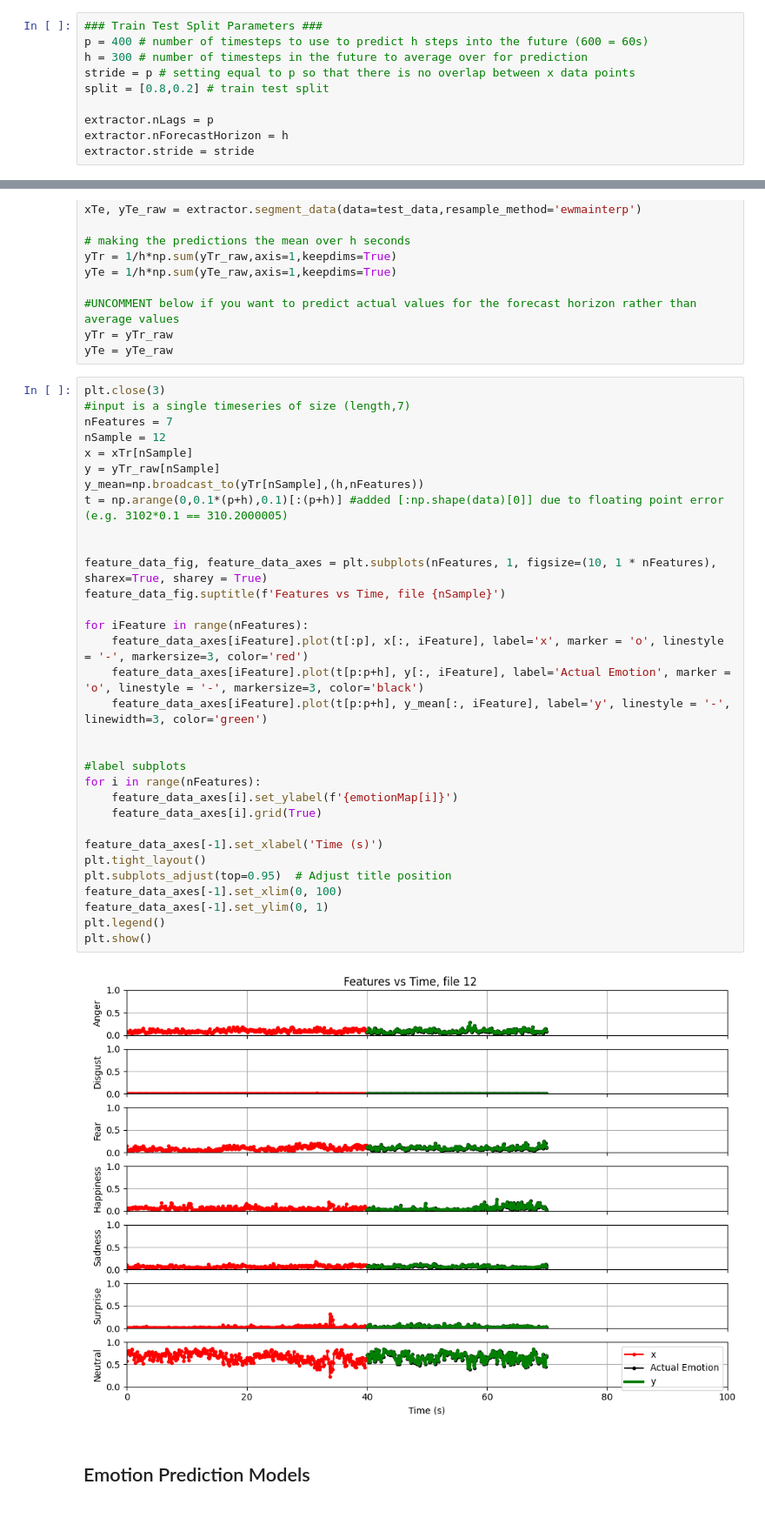
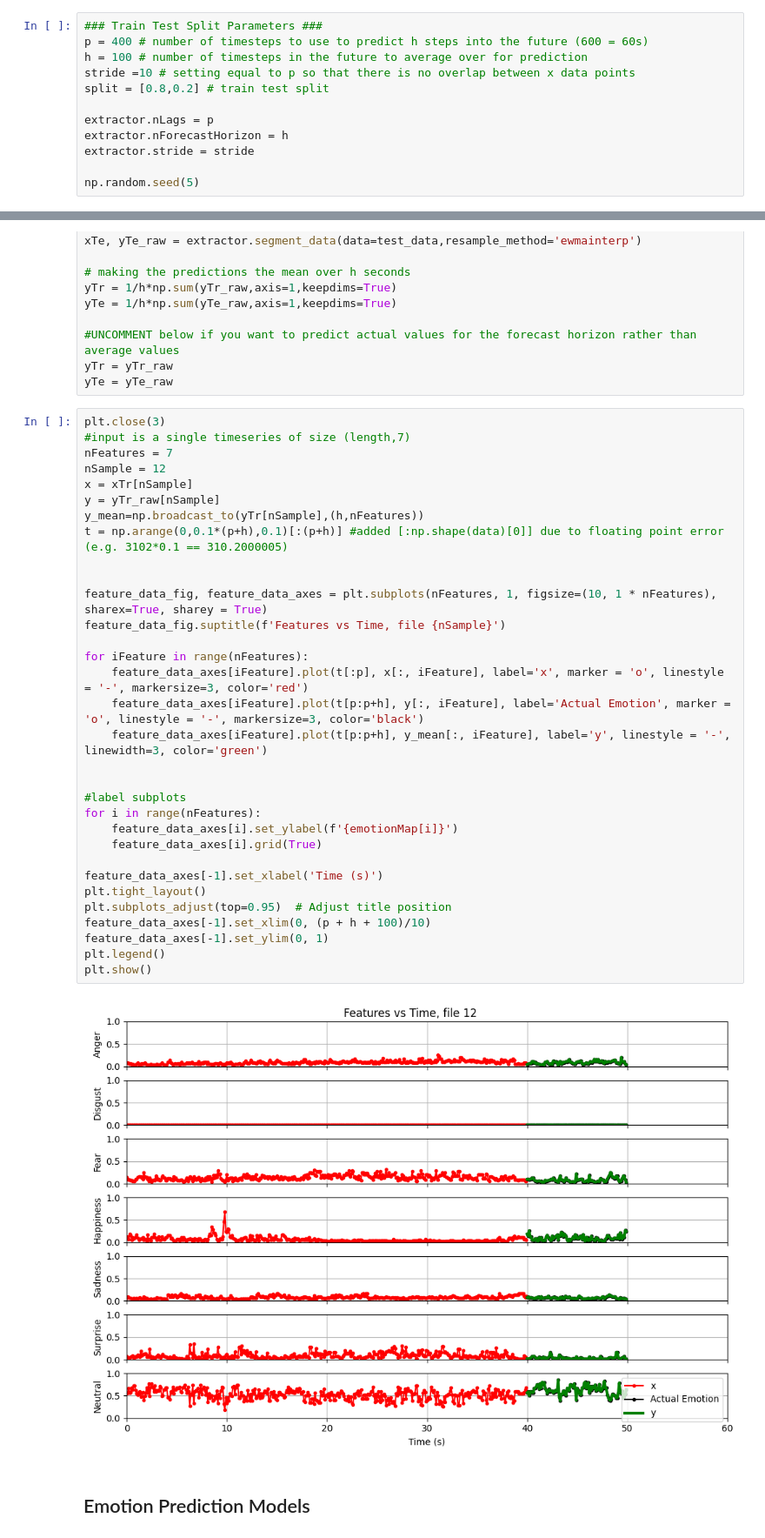
Before and after one commit to ArnavTapadia/emili_TimeSeriesPredictor, a Jupyter notebook: time_series_predictor/Notebooks/Multivariate_Emotion_Forecasting.ipynb, the cells around one changed output, grey strips where cells are left out. Shown at 87% size. Saved outputs shown, nothing was run; the diff lists cells and outputs as text.

```diff
--- a/time_series_predictor/Notebooks/Multivariate_Emotion_Forecasting.ipynb
+++ b/time_series_predictor/Notebooks/Multivariate_Emotion_Forecasting.ipynb
@@ -229,13 +235,15 @@ To split the data, we have a couple of methods to turn this into a supervised le
 # %%
 ### Train Test Split Parameters ###
 p = 400 # number of timesteps to use to predict h steps into the future (600 = 60s)
-h = 300 # number of timesteps in the future to average over for prediction
-stride = p # setting equal to p so that there is no overlap between x data points
+h = 100 # number of timesteps in the future to average over for prediction
+stride =10 # setting equal to p so that there is no overlap between x data points
 split = [0.8,0.2] # train test split
 
 extractor.nLags = p
 extractor.nForecastHorizon = h
 extractor.stride = stride
+
+np.random.seed(5)
 # %%
 train_data,test_data = extractor.train_test_split(data=resampled_data, split=split,random_state=5)
 xTr, yTr_raw = extractor.segment_data(data=train_data,resample_method='ewmainterp')
@@ -253,35 +261,35 @@ plt.close(3)
 #input is a single timeseries of size (length,7)
 nFeatures = 7
 nSample = 12
 x = xTr[nSample]
 y = yTr_raw[nSample]
 y_mean=np.broadcast_to(yTr[nSample],(h,nFeatures))
 t = np.arange(0,0.1*(p+h),0.1)[:(p+h)] #added [:np.shape(data)[0]] due to floating point error (e.g. 3102*0.1 == 310.2000005)
 
 
 feature_data_fig, feature_data_axes = plt.subplots(nFeatures, 1, figsize=(10, 1 * nFeatures), sharex=True, sharey = True)
 feature_data_fig.suptitle(f'Features vs Time, file {nSample}')
 
 for iFeature in range(nFeatures):
     feature_data_axes[iFeature].plot(t[:p], x[:, iFeature], label='x', marker = 'o', linestyle = '-', markersize=3, color='red')
     feature_data_axes[iFeature].plot(t[p:p+h], y[:, iFeature], label='Actual Emotion', marker = 'o', linestyle = '-', markersize=3, color='black')
     feature_data_axes[iFeature].plot(t[p:p+h], y_mean[:, iFeature], label='y', linestyle = '-', linewidth=3, color='green')
 
 
 #label subplots
 for i in range(nFeatures):
     feature_data_axes[i].set_ylabel(f'{emotionMap[i]}')
     feature_data_axes[i].grid(True)
 
 feature_data_axes[-1].set_xlabel('Time (s)')
 plt.tight_layout()
 plt.subplots_adjust(top=0.95)  # Adjust title position
-feature_data_axes[-1].set_xlim(0, 100)
+feature_data_axes[-1].set_xlim(0, (p + h + 100)/10)
 feature_data_axes[-1].set_ylim(0, 1)
 plt.legend()
 plt.show()
 # %% [output]
-[figure, old version]
+[figure, new version]
 # %% [markdown]
 ## Emotion Prediction Models
 # %% [markdown]
```
Also changed, not shown: parts of 9 cells of this notebook, 3 other files.
